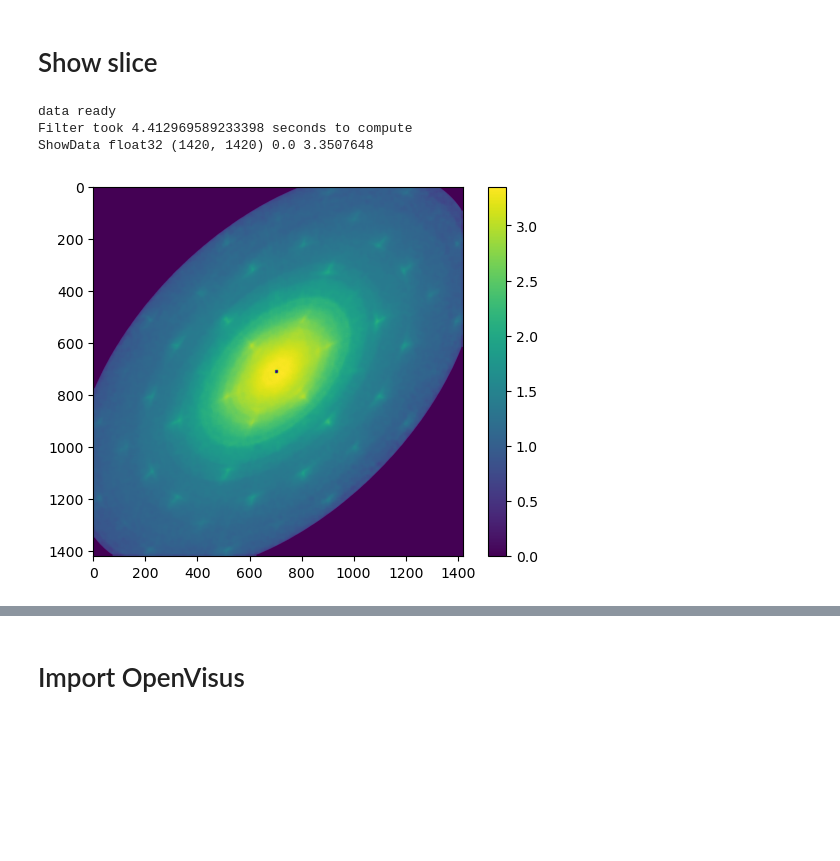
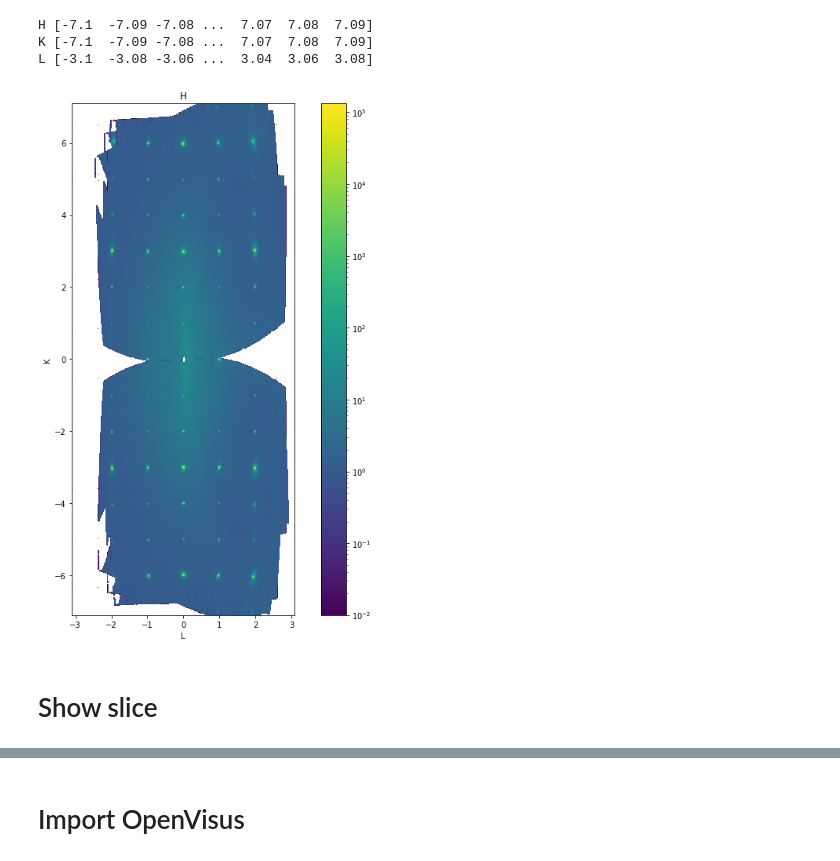
Before and after one commit to sci-visus/openvisuspy, a Jupyter notebook: examples/chess/convert-nexus-data.ipynb, the cells around one changed output, grey strips where cells are left out. Saved outputs shown, nothing was run; the diff lists cells and outputs as text; code cells hidden in the pictures; blank space fills up the shorter version.

```diff
--- a/examples/chess/convert-nexus-data.ipynb
+++ b/examples/chess/convert-nexus-data.ipynb
@@ -47,27 +56,52 @@ m=0.0 M=384713.5
+# %%
+import numpy as np
+import matplotlib.pyplot as plt
+import matplotlib.colors as colors
+
+# H,K,L:
+print("H",a.entry.data.H.nxdata)
+print("K",a.entry.data.K.nxdata)
+print("L",a.entry.data.L.nxdata)
+axis=[
+	tuple(a.entry.data.H.nxdata), # z
+	tuple(a.entry.data.K.nxdata), # y
+	tuple(a.entry.data.L.nxdata)  # x
+]
+
+fig, ax = plt.subplots(figsize=(12, 12))
+
+y1,y2=axis[-2][0],axis[-2][-1]
+x1,x2=axis[-1][0],axis[-1][-1]
+
+ax.set_title("H")
+ax.set_ylabel("K")
+ax.set_xlabel("L")
+
+# https://h5web.panosc.eu/h5wasm
+# nexpy (viewer)
+
+img=data[1420//2,:,:]
+vmin = np.nanmin(img[img > -np.inf])
+vmax = np.nanmax(img[img <  np.inf])
+pos=ax.imshow(np.flip(img,axis=0),origin="upper",
+	norm=colors.LogNorm(
+		max(vmin, 0.01),
+		max(vmax, 0.01)
+	),
+	cmap="viridis",
+	extent=[x1,x2,y1,y2])
+
+# ax.set_aspect('equal')
+ax.set_xlim(x1,x2)
+ax.set_ylim(y1,y2)
+
+fig.colorbar(pos, ax=ax,location='right')
+plt.autoscale(True)
+plt.show()
+# %% [output]
+H [-7.1  -7.09 -7.08 ...  7.07  7.08  7.09]
+K [-7.1  -7.09 -7.08 ...  7.07  7.08  7.09]
+L [-3.1  -3.08 -3.06 ...  3.04  3.06  3.08]
+[figure, added]
 # %% [markdown]
 # Show slice
-# %%
-import matplotlib.pyplot as plt
-from scipy import ndimage
-
-def ShowData(slice,cmap="viridis"):
-
-	# I added this to 'see' the data better, do not know if it makes any scientific sense
-	t1=time.time()
-	slice=ndimage.percentile_filter(slice, percentile=20, size=16)
-	print(f"Filter took {time.time()-t1} seconds to compute")
-
-	print("ShowData",slice.dtype,slice.shape,np.min(slice),np.max(slice))
-	plt.imshow(slice, cmap=cmap)
-	plt.colorbar()
-	plt.show()
-
-X=100
-slice=data[:,:,X]
-print("data ready")
-ShowData(slice)
-# %% [output]
-data ready
-Filter took 4.412969589233398 seconds to compute
-ShowData float32 (1420, 1420) 0.0 3.3507648
-[figure, removed]
```
Also changed, not shown: parts of 6 cells of this notebook.
